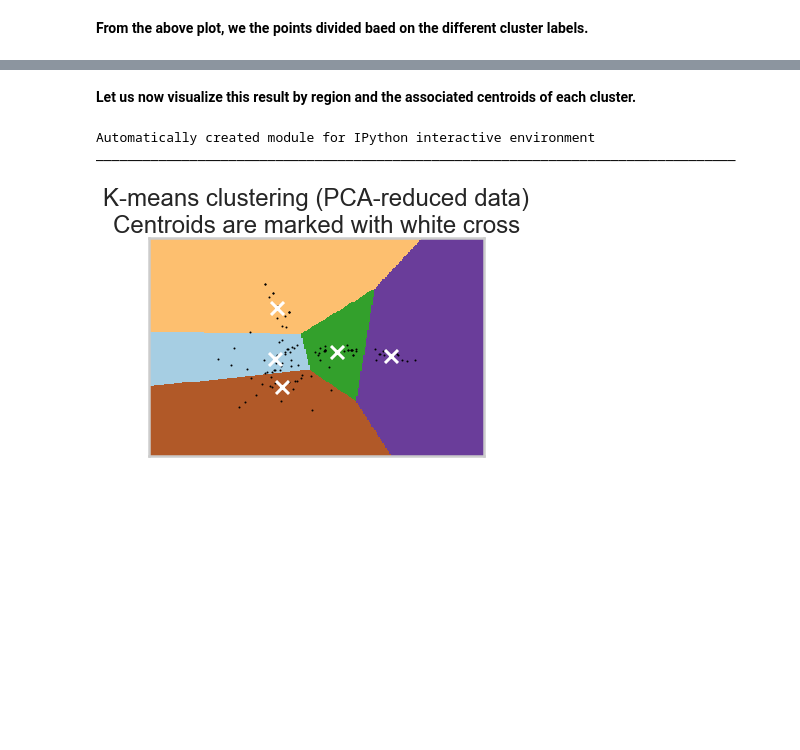
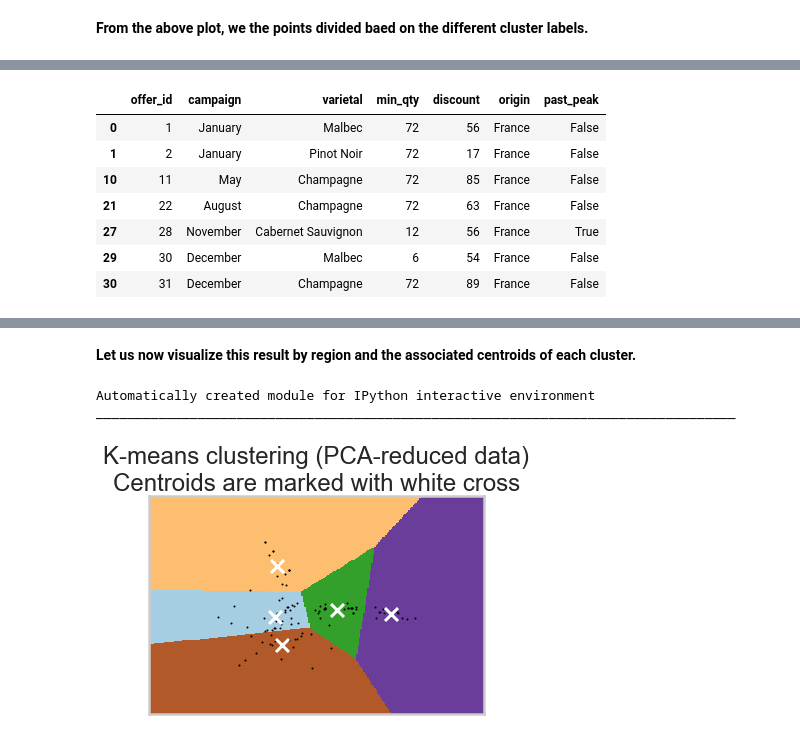
Before and after one commit to adjakka/Mini_Projects_Data_Science, a Jupyter notebook: Unsupervised_ML_Customer_Segmentation/Mini_Project_Clustering.ipynb, the cells around one changed output, grey strips where cells are left out. Saved outputs shown, nothing was run; the diff lists cells and outputs as text; code cells hidden in the pictures; blank space fills up the shorter version.

```diff
--- a/Unsupervised_ML_Customer_Segmentation/Mini_Project_Clustering.ipynb
+++ b/Unsupervised_ML_Customer_Segmentation/Mini_Project_Clustering.ipynb
@@ -386,0 +482,11 @@ Text(0, 0.5, 'y component')
+# %%
+df_offers.loc[(df_offers.offer_id == 11) | (df_offers.offer_id == 22) | (df_offers.offer_id == 28) | (df_offers.offer_id == 1) | (df_offers.offer_id == 31) | (df_offers.offer_id == 30) | (df_offers.offer_id == 2)]
+# %% [output]
+|  | offer_id | campaign | varietal | min_qty | discount | origin | past_peak |
+| 0 | 1 | January | Malbec | 72 | 56 | France | False |
+| 1 | 2 | January | Pinot Noir | 72 | 17 | France | False |
+| 10 | 11 | May | Champagne | 72 | 85 | France | False |
+| 21 | 22 | August | Champagne | 72 | 63 | France | False |
+| 27 | 28 | November | Cabernet Sauvignon | 12 | 56 | France | True |
+| 29 | 30 | December | Malbec | 6 | 54 | France | False |
+| 30 | 31 | December | Champagne | 72 | 89 | France | False |
```
Also changed, not shown: parts of 24 cells of this notebook.
